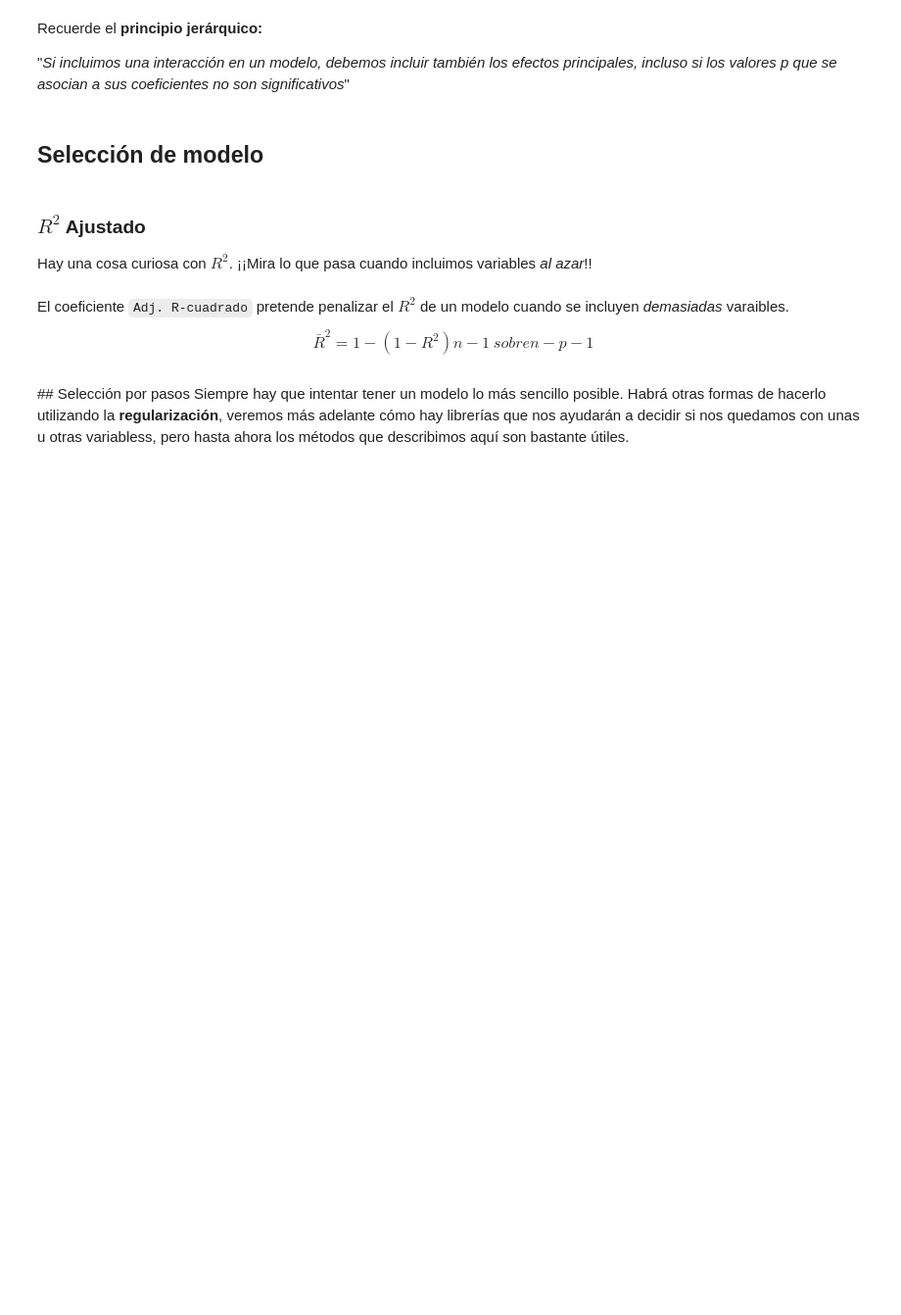
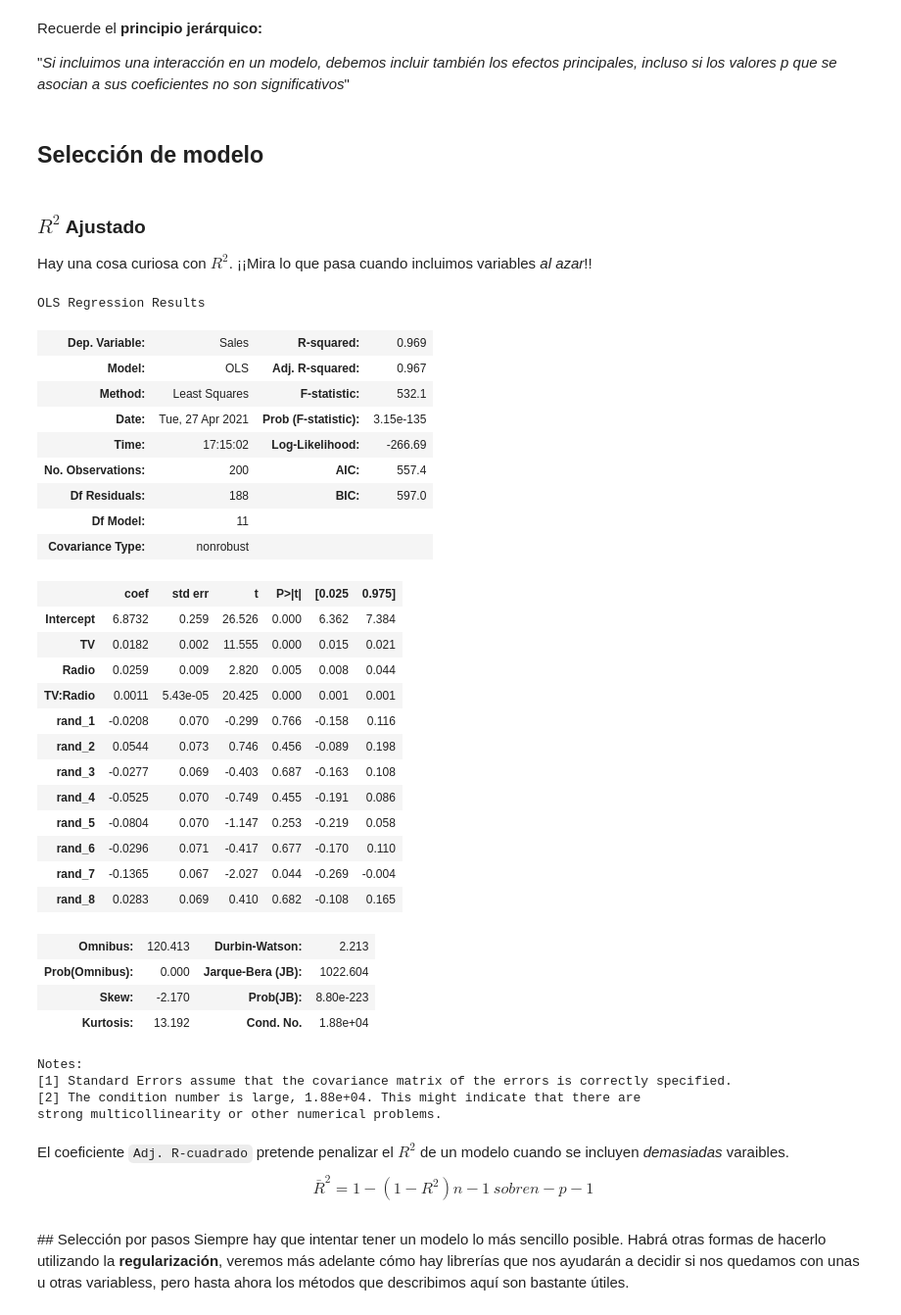
Before and after one commit to Unaiat/Classroom-Materials-FT, a Jupyter notebook: week_06/02-linear_regression.ipynb, the cells around one changed output. Shown at 98% size. Cells and saved outputs as stored; diff of their text form; code cells hidden in the pictures; blank space fills up the shorter version.

```diff
--- a/week_06/02-linear_regression.ipynb
+++ b/week_06/02-linear_regression.ipynb
@@ -599,6 +684,42 @@ df_adv['rand_5'] = np.random.normal(size=200)
 df_adv['rand_6'] = np.random.normal(size=200)
 df_adv['rand_7'] = np.random.normal(size=200)
 df_adv['rand_8'] = np.random.normal(size=200)
+# %%
+results = smf.ols('Sales ~ TV + Radio + TV * Radio + rand_1 + rand_2 + rand_3 + rand_4 + rand_5 + rand_6 + rand_7 + rand_8',
+                  data=df_adv).fit()
+results.summary()
+# %% [output]
+OLS Regression Results
+| Dep. Variable: | Sales | R-squared: | 0.969 |
+| Model: | OLS | Adj. R-squared: | 0.967 |
+| Method: | Least Squares | F-statistic: | 532.1 |
+| Date: | Tue, 27 Apr 2021 | Prob (F-statistic): | 3.15e-135 |
+| Time: | 17:15:02 | Log-Likelihood: | -266.69 |
+| No. Observations: | 200 | AIC: | 557.4 |
+| Df Residuals: | 188 | BIC: | 597.0 |
+| Df Model: | 11 |  |  |
+| Covariance Type: | nonrobust |  |  |
+|  | coef | std err | t | P>|t| | [0.025 | 0.975] |
+| Intercept | 6.8732 | 0.259 | 26.526 | 0.000 | 6.362 | 7.384 |
+| TV | 0.0182 | 0.002 | 11.555 | 0.000 | 0.015 | 0.021 |
+| Radio | 0.0259 | 0.009 | 2.820 | 0.005 | 0.008 | 0.044 |
+| TV:Radio | 0.0011 | 5.43e-05 | 20.425 | 0.000 | 0.001 | 0.001 |
+| rand_1 | -0.0208 | 0.070 | -0.299 | 0.766 | -0.158 | 0.116 |
+| rand_2 | 0.0544 | 0.073 | 0.746 | 0.456 | -0.089 | 0.198 |
+| rand_3 | -0.0277 | 0.069 | -0.403 | 0.687 | -0.163 | 0.108 |
+| rand_4 | -0.0525 | 0.070 | -0.749 | 0.455 | -0.191 | 0.086 |
+| rand_5 | -0.0804 | 0.070 | -1.147 | 0.253 | -0.219 | 0.058 |
+| rand_6 | -0.0296 | 0.071 | -0.417 | 0.677 | -0.170 | 0.110 |
+| rand_7 | -0.1365 | 0.067 | -2.027 | 0.044 | -0.269 | -0.004 |
+| rand_8 | 0.0283 | 0.069 | 0.410 | 0.682 | -0.108 | 0.165 |
+| Omnibus: | 120.413 | Durbin-Watson: | 2.213 |
+| Prob(Omnibus): | 0.000 | Jarque-Bera (JB): | 1022.604 |
+| Skew: | -2.170 | Prob(JB): | 8.80e-223 |
+| Kurtosis: | 13.192 | Cond. No. | 1.88e+04 |
+Notes:
+[1] Standard Errors assume that the covariance matrix of the errors is correctly specified.
+[2] The condition number is large, 1.88e+04. This might indicate that there are
+strong multicollinearity or other numerical problems.
 # %% [markdown]
 El coeficiente `Adj. R-cuadrado` pretende penalizar el $R^2$ de un modelo cuando se incluyen *demasiadas* varaibles.
 $$\bar R^2 = 1-(1-R^2){n-1 \ sobre n-p-1}$$
```
Also changed, not shown: parts of 43 cells of this notebook.
